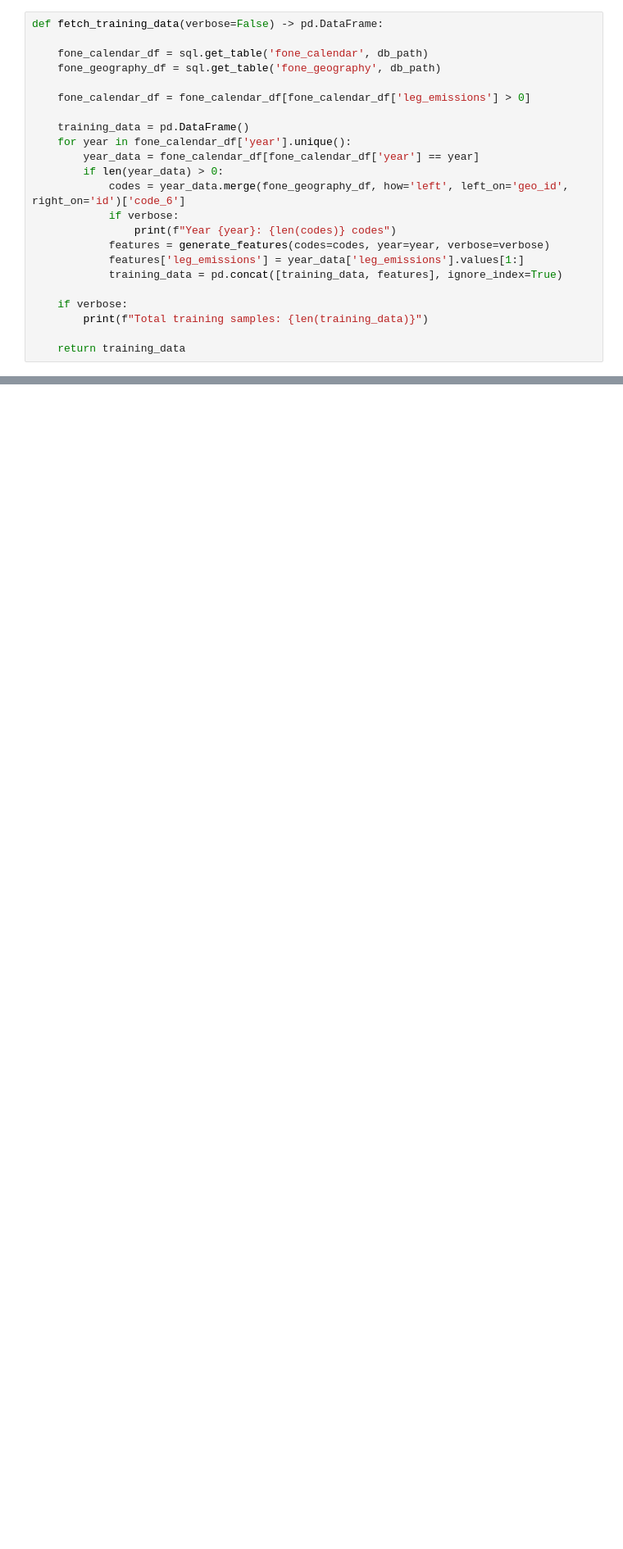
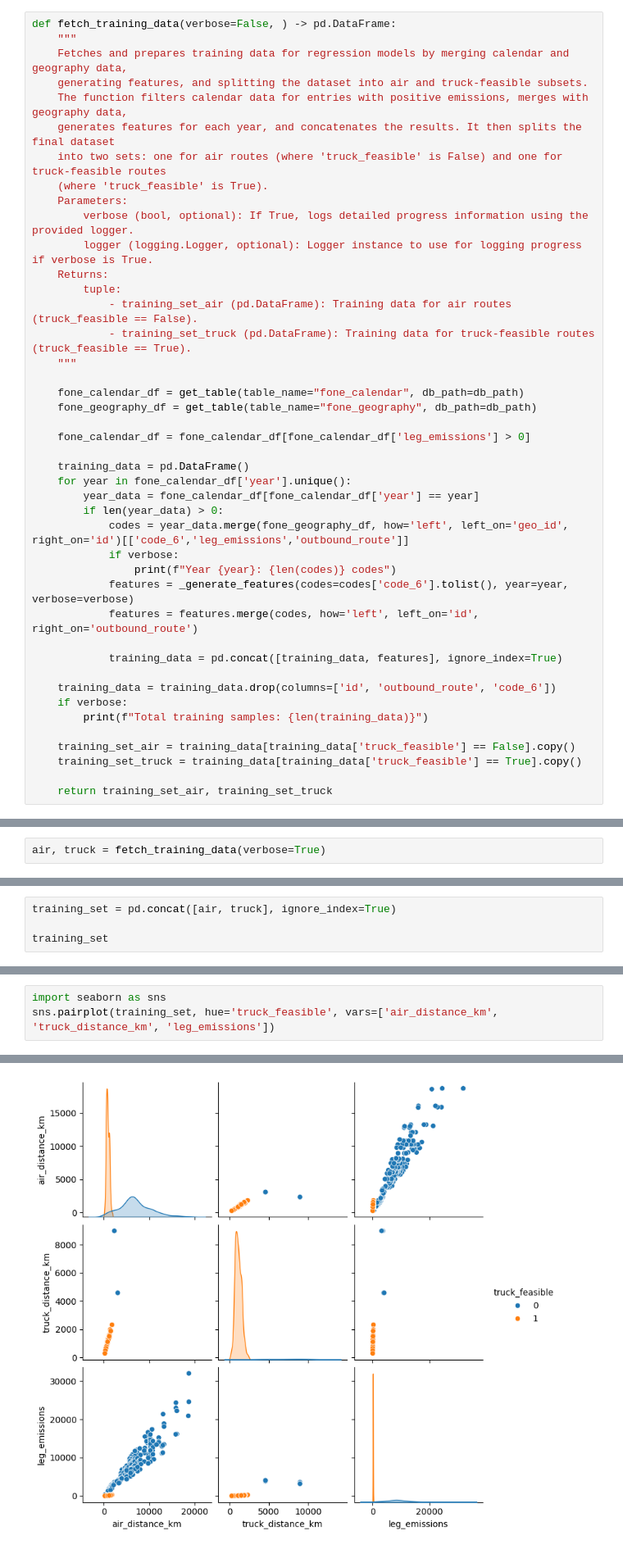
Before and after one commit to Ulquiorra-23/planetf1, a Jupyter notebook: notebooks/regression_eng.ipynb, the cells around one changed output, grey strips where cells are left out. Shown at 82% size. Drawn from its saved outputs; the diff is of its cells as text; blank space fills up the shorter version.

Commit message:
finalized runs

```diff
--- a/notebooks/regression_eng.ipynb
+++ b/notebooks/regression_eng.ipynb
@@ -94,8 +122,23 @@ generate_features(n_random=20)
 # %%
-def fetch_training_data(verbose=False) -> pd.DataFrame:
+def fetch_training_data(verbose=False, ) -> pd.DataFrame:
+    """
+    Fetches and prepares training data for regression models by merging calendar and geography data,
+    generating features, and splitting the dataset into air and truck-feasible subsets.
+    The function filters calendar data for entries with positive emissions, merges with geography data,
+    generates features for each year, and concatenates the results. It then splits the final dataset
+    into two sets: one for air routes (where 'truck_feasible' is False) and one for truck-feasible routes
+    (where 'truck_feasible' is True).
+    Parameters:
+        verbose (bool, optional): If True, logs detailed progress information using the provided logger.
+        logger (logging.Logger, optional): Logger instance to use for logging progress if verbose is True.
+    Returns:
+        tuple:
+            - training_set_air (pd.DataFrame): Training data for air routes (truck_feasible == False).
+            - training_set_truck (pd.DataFrame): Training data for truck-feasible routes (truck_feasible == True).
+    """
 
-    fone_calendar_df = sql.get_table('fone_calendar', db_path)
-    fone_geography_df = sql.get_table('fone_geography', db_path)
+    fone_calendar_df = get_table(table_name="fone_calendar", db_path=db_path)
+    fone_geography_df = get_table(table_name="fone_geography", db_path=db_path)
 
     fone_calendar_df = fone_calendar_df[fone_calendar_df['leg_emissions'] > 0]
 
@@ -103,17 +146,22 @@ def fetch_training_data(verbose=False) -> pd.DataFrame:
     for year in fone_calendar_df['year'].unique():
         year_data = fone_calendar_df[fone_calendar_df['year'] == year]
         if len(year_data) > 0:
-            codes = year_data.merge(fone_geography_df, how='left', left_on='geo_id', right_on='id')['code_6']
+            codes = year_data.merge(fone_geography_df, how='left', left_on='geo_id', right_on='id')[['code_6','leg_emissions','outbound_route']]
             if verbose:
                 print(f"Year {year}: {len(codes)} codes")
-            features = generate_features(codes=codes, year=year, verbose=verbose)
-            features['leg_emissions'] = year_data['leg_emissions'].values[1:]
+            features = _generate_features(codes=codes['code_6'].tolist(), year=year, verbose=verbose)
+            features = features.merge(codes, how='left', left_on='id', right_on='outbound_route')
+
             training_data = pd.concat([training_data, features], ignore_index=True)
 
+    training_data = training_data.drop(columns=['id', 'outbound_route', 'code_6'])
     if verbose:
         print(f"Total training samples: {len(training_data)}")
 
-    return training_data
+    training_set_air = training_data[training_data['truck_feasible'] == False].copy()
+    training_set_truck = training_data[training_data['truck_feasible'] == True].copy()
+
+    return training_set_air, training_set_truck
 # %%
 fetch_training_data( verbose=True) # this is the new training dataset
 # %% [output]
@@ -166,0 +443,2 @@ SyntaxError: incomplete input (1824825747.py, line 12)
+# %%
+air, truck = fetch_training_data(verbose=True)
@@ -166,0 +463,4 @@ SyntaxError: incomplete input (1824825747.py, line 12)
+# %%
+training_set = pd.concat([air, truck], ignore_index=True)
+
+training_set
@@ -166,0 +494,4 @@ SyntaxError: incomplete input (1824825747.py, line 12)
+# %%
+import seaborn as sns
+sns.pairplot(training_set, hue='truck_feasible', vars=['air_distance_km', 'truck_distance_km', 'leg_emissions'])
+# %% [output]
@@ -166,0 +499 @@ SyntaxError: incomplete input (1824825747.py, line 12)
+[figure, added]
```
Also changed, not shown: parts of 26 cells of this notebook, 25 other files.
